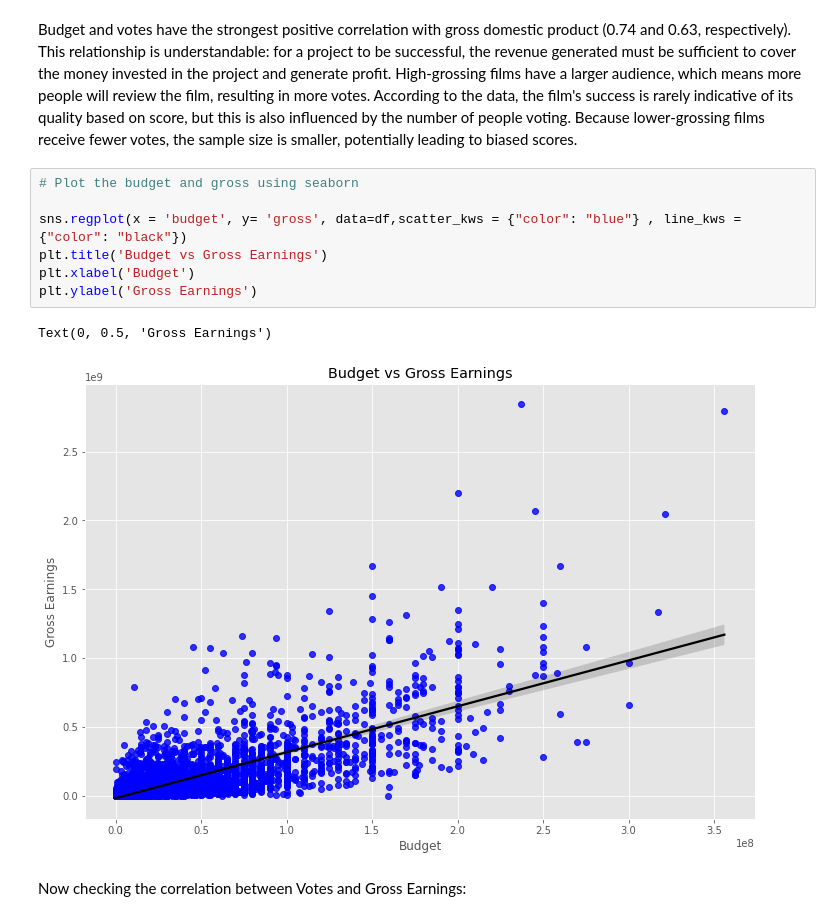
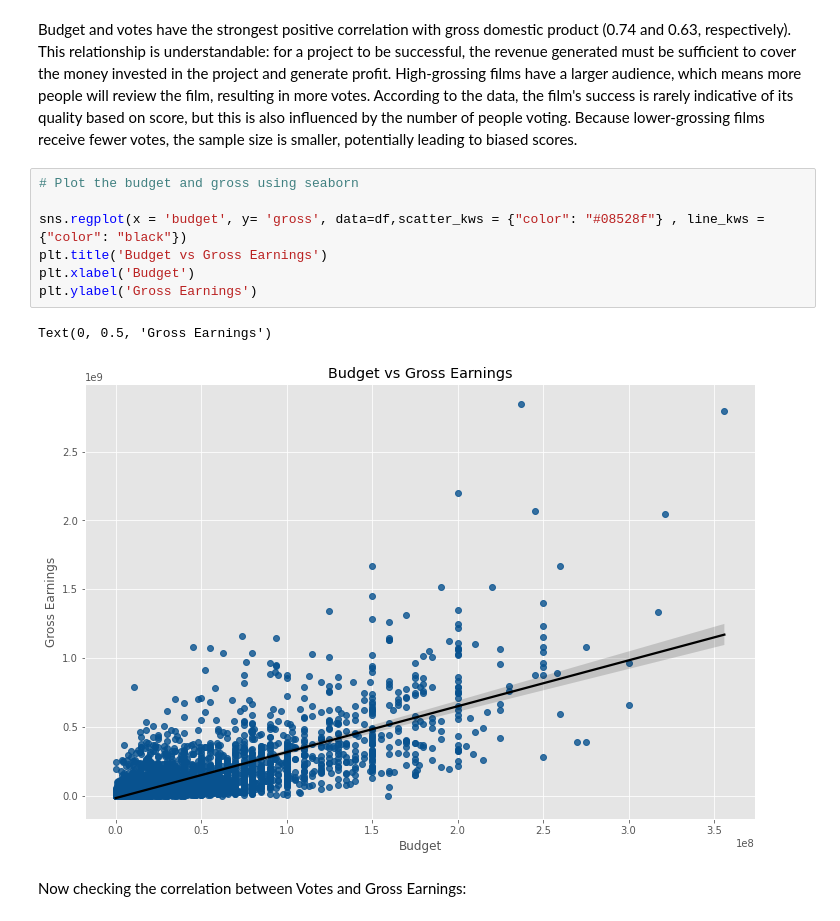
Before and after one commit to mikeglean/100-Days-of-Coding, a Jupyter notebook: film-data-analysis-python-project.ipynb, the cells around one changed output. Cells and saved outputs as stored; diff of their text form.

Commit message:
Kaggle Notebook | Film Data Analysis Python Project | Version 6

```diff
--- a/film-data-analysis-python-project.ipynb
+++ b/film-data-analysis-python-project.ipynb
@@ -339,13 +339,13 @@ Budget and votes have the strongest positive correlation with gross domestic pro
 # %%
 # Plot the budget and gross using seaborn
 
-sns.regplot(x = 'budget', y= 'gross', data=df,scatter_kws = {"color": "blue"} , line_kws = {"color": "black"})
+sns.regplot(x = 'budget', y= 'gross', data=df,scatter_kws = {"color": "#08528f"} , line_kws = {"color": "black"})
 plt.title('Budget vs Gross Earnings')
 plt.xlabel('Budget')
 plt.ylabel('Gross Earnings')
 # %% [output]
 Text(0, 0.5, 'Gross Earnings')
-[figure, old version]
+[figure, new version]
 # %% [markdown]
 Now checking the correlation between Votes and Gross Earnings:
 # %%
```
Also changed, not shown: parts of 6 cells of this notebook.
